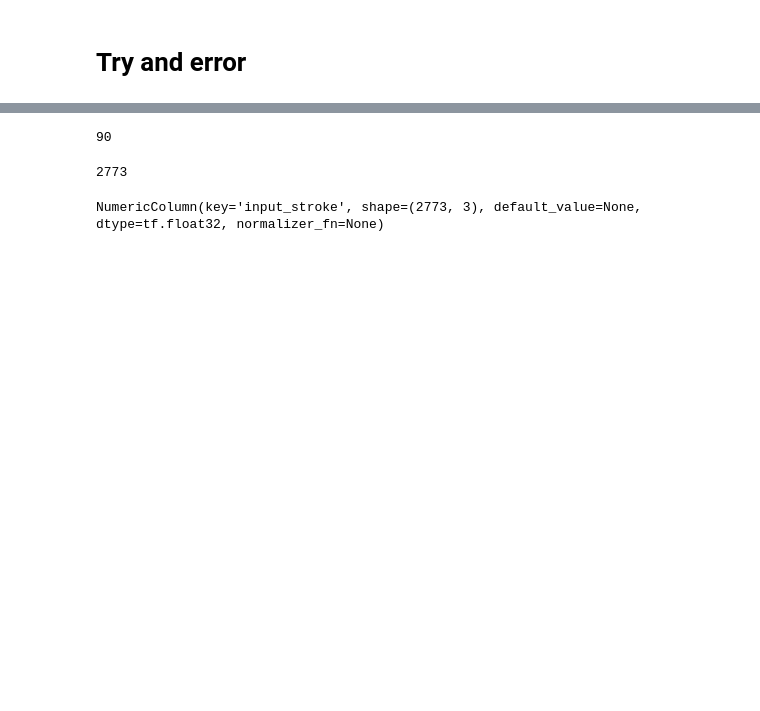
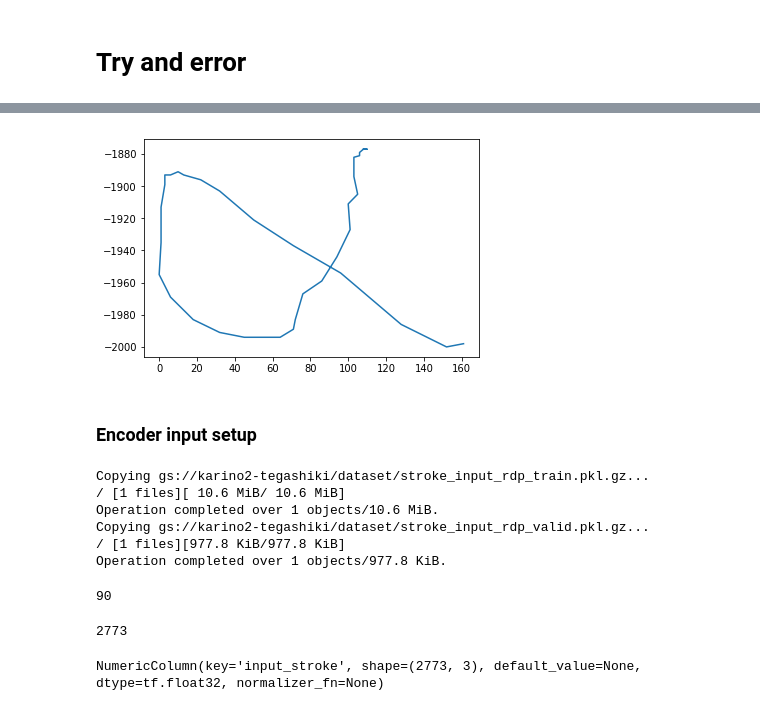
Before and after one commit to karino2/tegashiki, a Jupyter notebook: tegashiki_symbol.ipynb, the cells around one changed output, grey strips where cells are left out. Saved outputs shown, nothing was run; the diff lists cells and outputs as text; code cells hidden in the pictures; blank space fills up the shorter version.

```diff
--- a/tegashiki_symbol.ipynb
+++ b/tegashiki_symbol.ipynb
@@ -1066,0 +1063,18 @@ Operation completed over 1 objects/1014.7 KiB.
+# %%
+res = normalize_poslislis(train_merged[0])
+# %%
+plot_lis2(res)
+# %% [output]
+[figure, added]
+# %% [markdown]
+### Encoder input setup
+# %%
+rdp_stroke_input = get_and_load("stroke_sym_input_rdp_train_nonnormalize.pkl.gz")
+rdp_stroke_input_valid = get_and_load("stroke_sym_input_rdp_valid_nonnormalize.pkl.gz")
+# %% [output]
+Copying gs://karino2-tegashiki/dataset/stroke_input_rdp_train.pkl.gz...
+/ [1 files][ 10.6 MiB/ 10.6 MiB]
+Operation completed over 1 objects/10.6 MiB.
+Copying gs://karino2-tegashiki/dataset/stroke_input_rdp_valid.pkl.gz...
+/ [1 files][977.8 KiB/977.8 KiB]
+Operation completed over 1 objects/977.8 KiB.
```
Also changed, not shown: parts of 170 cells of this notebook.
